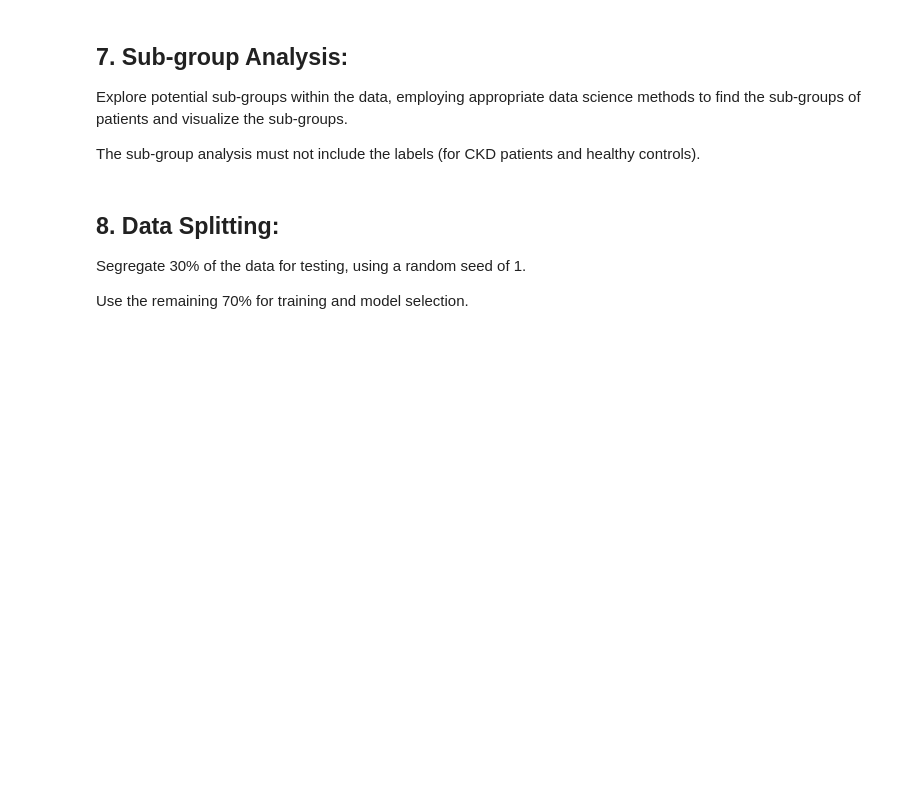
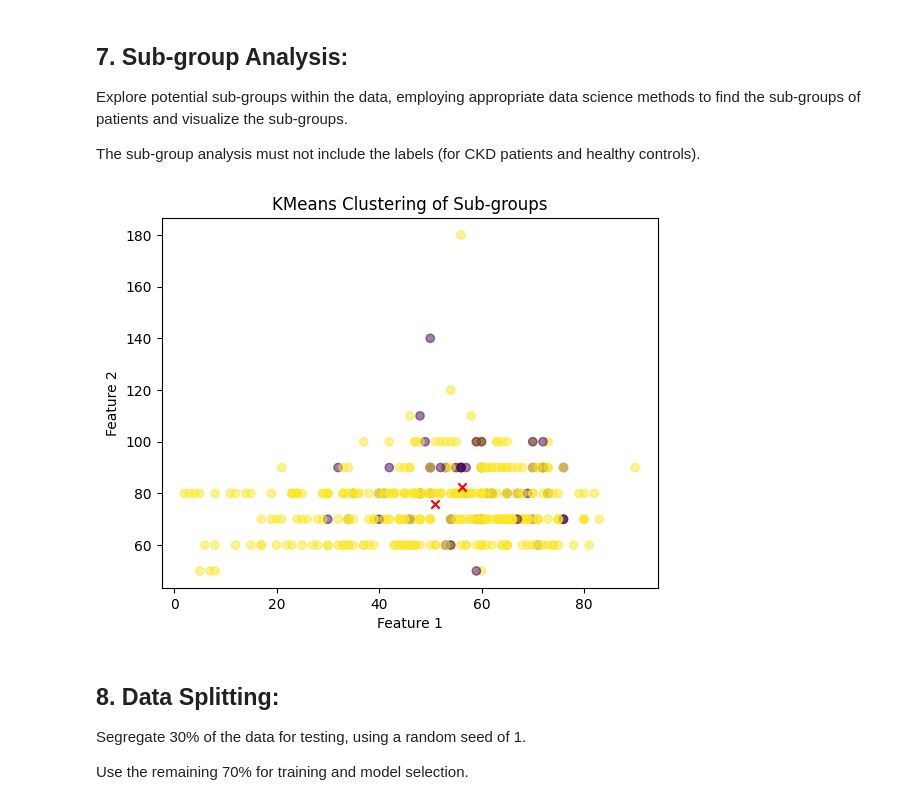
Before and after one commit to Amberxuuu22/Stats3da, a Jupyter notebook: assignment6_group21.ipynb, the cells around one changed output. Drawn from its saved outputs; the diff is of its cells as text; code cells hidden in the pictures; blank space fills up the shorter version.

```diff
--- a/assignment6_group21.ipynb
+++ b/assignment6_group21.ipynb
@@ -56,7 +56,7 @@ chronic_kidney_disease = fetch_ucirepo(id=336)
 
 # data (as pandas dataframes)
 X = chronic_kidney_disease.data.features
-y = chronic_kidney_disease.data.targets
+Y = chronic_kidney_disease.data.targets
 
 # metadata
 print(chronic_kidney_disease.metadata)
@@ -124,12 +124,12 @@ This dataset contains medical records with labels indicating the presence of chr
 
 Implement any transformations chosen or justify the absence of such modifications.
 # %%
-y["class"] = y["class"].str.strip()
+Y["class"] = Y["class"].str.strip()
 
 tra = {'class': {'ckd': 1.0, 'notckd': 0}}
 
 for column, Tra in tra.items():
-    y[column] = y[column].replace(Tra)
+    Y[column] = Y[column].replace(Tra)
 # %% [output]
 A value is trying to be set on a copy of a slice from a DataFrame.
 Try using .loc[row_indexer,col_indexer] = value instead
@@ -150,7 +150,7 @@ class
 0.0    150
 Name: count, dtype: int64
 # %%
-data = pd.concat([X, pd.DataFrame(y, columns=["class"])], axis=1)
+data = pd.concat([X, pd.DataFrame(Y, columns=["class"])], axis=1)
 print(data)
 # %% [output]
       age    bp     sg   al   su     rbc        pc         pcc          ba  \
@@ -406,6 +406,34 @@ print(data_outlier)
 Explore potential sub-groups within the data, employing appropriate data science methods to find the sub-groups of patients and visualize the sub-groups.
 
 The sub-group analysis must not include the labels (for CKD patients and healthy controls).
+# %%
+from sklearn.cluster import KMeans
+from sklearn.preprocessing import LabelEncoder
+
+
+X_numeric = data_filled[['age', 'bp', 'bu', 'sc']]
+
+X_categorical = data_filled[['pcc', 'ba', 'htn', 'dm', 'cad', 'appet', 'pe', 'ane']]
+encoder = LabelEncoder()
+X_categorical_encoded = X_categorical.apply(encoder.fit_transform)
+
+X_processed = pd.concat([X_numeric, X_categorical_encoded], axis=1)
+
+k = 2
+
+kmeans = KMeans(n_clusters=k, random_state=5)
+kmeans.fit(X_processed)
+
+cluster_labels = kmeans.labels_
+
+plt.scatter(X_processed.iloc[:, 0], X_processed.iloc[:, 1], c=cluster_labels, cmap='viridis', alpha=0.5)
+plt.scatter(kmeans.cluster_centers_[:, 0], kmeans.cluster_centers_[:, 1], c='red', marker='x')
+plt.xlabel('Feature 1')
+plt.ylabel('Feature 2')
+plt.title('KMeans Clustering of Sub-groups')
+plt.show()
+# %% [output]
+[figure, added]
 # %% [markdown]
 ##  8. Data Splitting:
 
```
Also changed, not shown: parts of 4 cells of this notebook.
